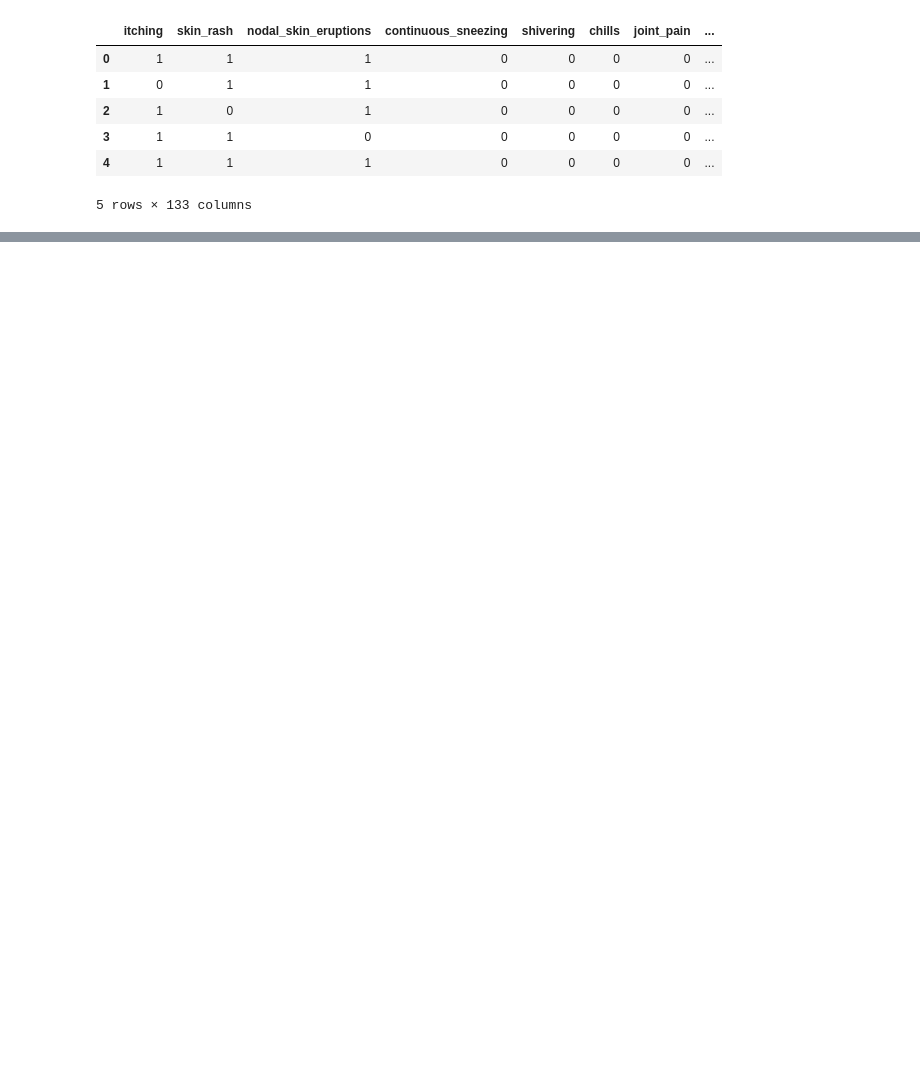
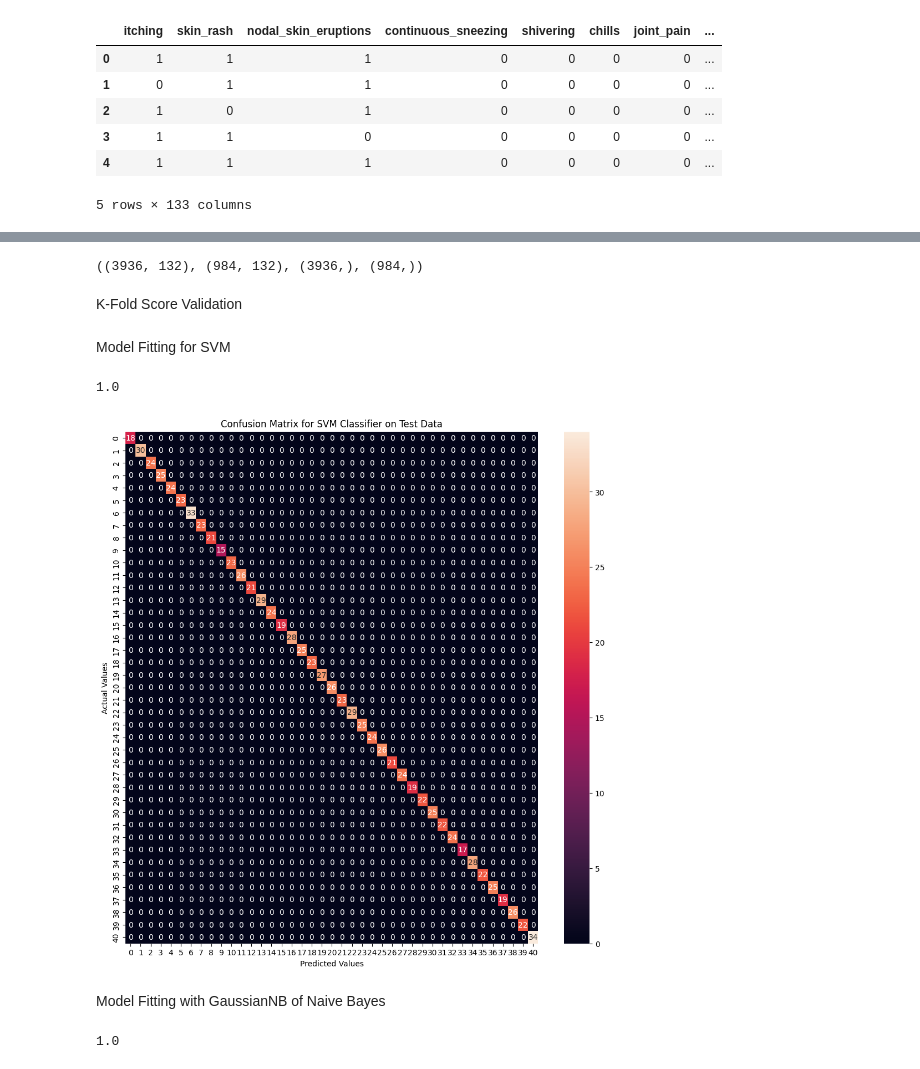
Before and after one commit to Fayis-PV/100_ML_Projects, a Jupyter notebook: Disease_Prediction_ML.ipynb, the cells around one changed output, grey strips where cells are left out. Cells and saved outputs as stored; diff of their text form; code cells hidden in the pictures; blank space fills up the shorter version.

```diff
--- a/Disease_Prediction_ML.ipynb
+++ b/Disease_Prediction_ML.ipynb
@@ -11,5 +17,5 @@ from sklearn.metrics import accuracy_score, confusion_matrix
 # %%
-train_file = '/content/sample_data/Training.csv'
+train_file = '/content/drive/MyDrive/Colab Notebooks/datasets/disease_prediction/Training.csv'
 df = pd.read_csv(train_file).dropna(axis=1)
 df.head()
 # %% [output]
@@ -41,0 +47,11 @@ AttributeError: 'list' object has no attribute 'replace'
+# %%
+X = df.drop('prognosis', axis=1)
+y = df['prognosis']
+
+X_train, X_test, y_train, y_test = train_test_split(X, y, test_size=0.2, random_state=42)
+
+X_train.shape, X_test.shape, y_train.shape, y_test.shape
+# %% [output]
+((3936, 132), (984, 132), (3936,), (984,))
+# %% [markdown]
+K-Fold Score Validation
@@ -41,0 +61,30 @@ AttributeError: 'list' object has no attribute 'replace'
+# %% [markdown]
+Model Fitting for SVM
+# %%
+model = SVC()
+score = cross_val_score(model, X, y, cv=15, scoring= get_score, n_jobs=-1)
+score.mean()
+# %% [output]
+1.0
+# %%
+svc_model = model.fit(X_train, y_train)
+pred = svc_model.predict(X_test)
+score = accuracy_score(y_test, pred)
+
+cf_matrix = confusion_matrix(y_test, pred)
+plt.figure(figsize=(12, 12))
+sns.heatmap(cf_matrix, annot=True)
+plt.xlabel('Predicted Values')
+plt.ylabel('Actual Values')
+plt.title("Confusion Matrix for SVM Classifier on Test Data")
+plt.show()
+# %% [output]
+[figure, added]
+# %% [markdown]
+Model Fitting with GaussianNB of Naive Bayes
+# %%
+model = GaussianNB()
+score = cross_val_score(model, X, y, cv=15, scoring= get_score)
+score.mean()
+# %% [output]
+1.0
```
Also changed, not shown: parts of 19 cells of this notebook.
